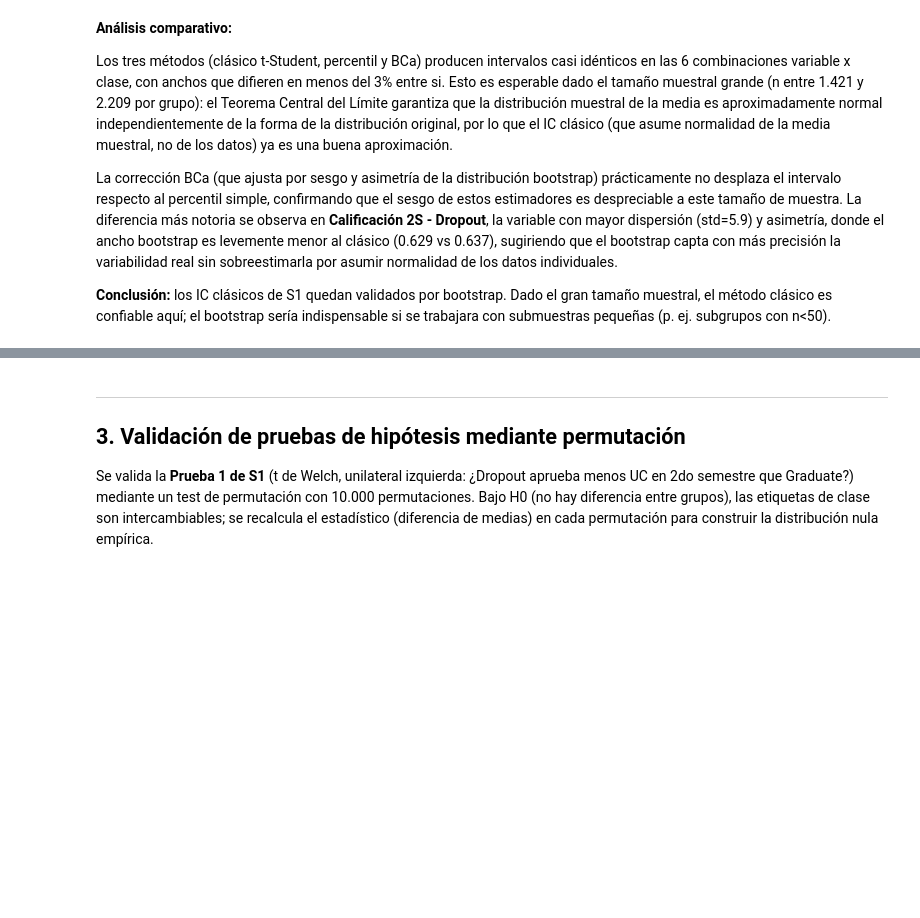
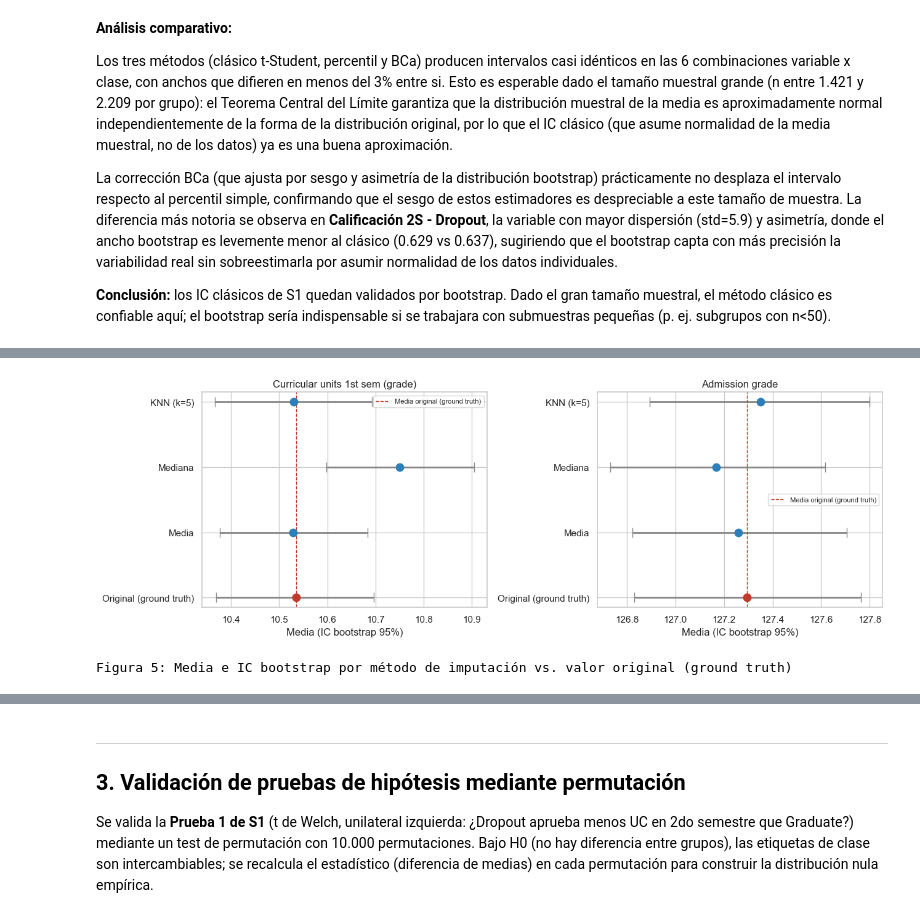
Before and after one commit to EnsoG/mcdi501-grupo-4, a Jupyter notebook: Notebooks/sumativa_2.ipynb, the cells around one changed output, grey strips where cells are left out. Cells and saved outputs as stored; diff of their text form; code cells hidden in the pictures; blank space fills up the shorter version.

Commit message:
fix: ajustes a correlación UC aprobadas. Se agrega validación bootstrap de imputación MCAR (media, mediana, KNN)

```diff
--- a/Notebooks/sumativa_2.ipynb
+++ b/Notebooks/sumativa_2.ipynb
@@ -73,6 +73,11 @@ df = df_raw[df_raw['Target'].isin(['Dropout', 'Graduate'])].copy()
 df['Target_bin'] = (df['Target'] == 'Graduate').astype(int)
 
 MCAR_VARS = ['Curricular units 1st sem (grade)', 'Admission grade']
+
+# Copia de los valores originales ANTES de inyectar NaN (igual que df_original en S1),
+# necesaria para validar mas adelante que la imputacion no distorsiona las estimaciones.
+df_original = df[MCAR_VARS].copy()
+
 np.random.seed(42)  # misma semilla legacy usada en S1 para reproducir el mismo patron de NaN
 for col in MCAR_VARS:
     n_missing = int(len(df) * 0.12)
@@ -193,0 +268,26 @@ subgrupos con n<50).
+# %%
+# Visualización: media e IC bootstrap por método de imputación, comparado con el ground truth
+fig, axes = plt.subplots(1, 2, figsize=(13, 4.5))
+
+for ax, col in zip(axes, MCAR_VARS):
+    sub = df_imput[df_imput.Variable == col].reset_index(drop=True)
+    colores = ['#c0392b' if m == 'Original (ground truth)' else '#2c7fb8' for m in sub['Metodo']]
+    for i in range(len(sub)):
+        ax.errorbar(sub['Media'][i], i,
+                     xerr=[[sub['Media'][i] - sub['IC_inf'][i]], [sub['IC_sup'][i] - sub['Media'][i]]],
+                     fmt='o', capsize=6, markersize=9, linewidth=2, ecolor='#888888', color=colores[i])
+    ax.axvline(sub.loc[sub.Metodo == 'Original (ground truth)', 'Media'].values[0],
+               color='#c0392b', linestyle='--', linewidth=1, label='Media original (ground truth)')
+    ax.set_yticks(range(len(sub)))
+    ax.set_yticklabels(sub['Metodo'])
+    ax.set_title(col)
+    ax.set_xlabel('Media (IC bootstrap 95%)')
+    ax.legend(fontsize=8)
+
+plt.tight_layout()
+plt.savefig(FIG_DIR / 'fig5_imputacion.png', dpi=150, bbox_inches='tight')
+plt.show()
+print('Figura 5: Media e IC bootstrap por método de imputación vs. valor original (ground truth)')
+# %% [output]
+[figure, added]
+Figura 5: Media e IC bootstrap por método de imputación vs. valor original (ground truth)
```
Also changed, not shown: parts of 5 cells of this notebook, 2 other files.
